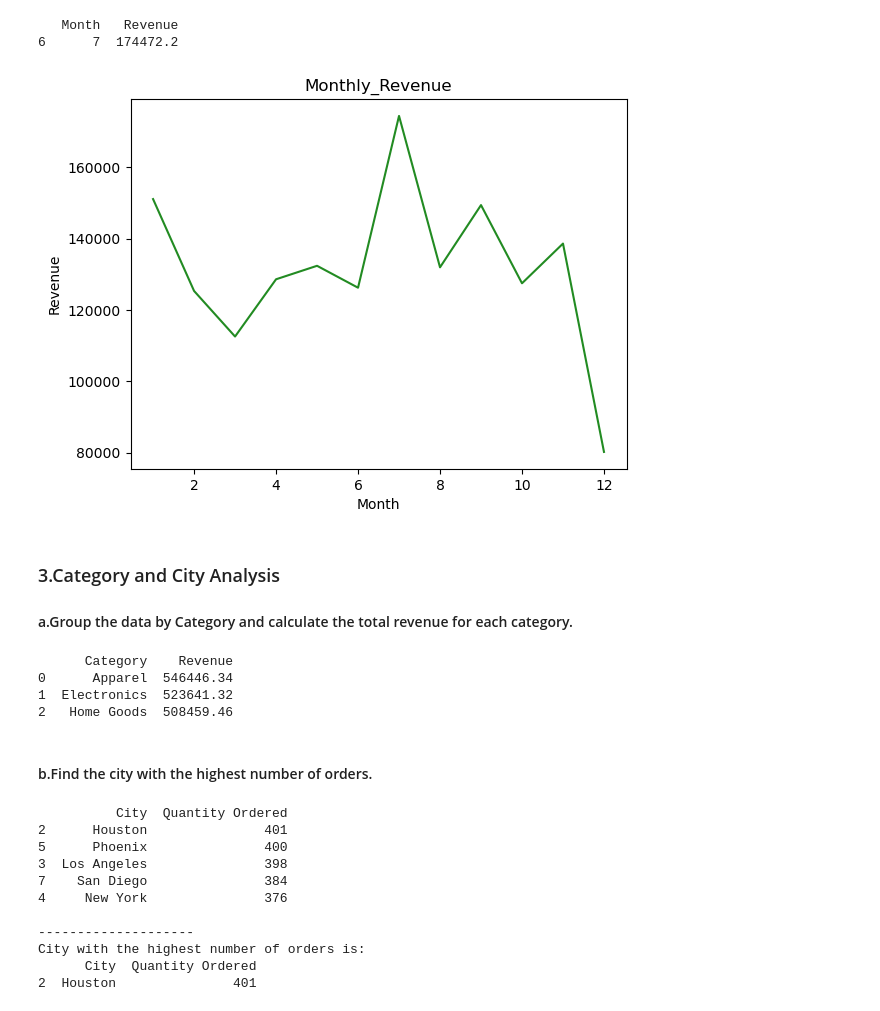
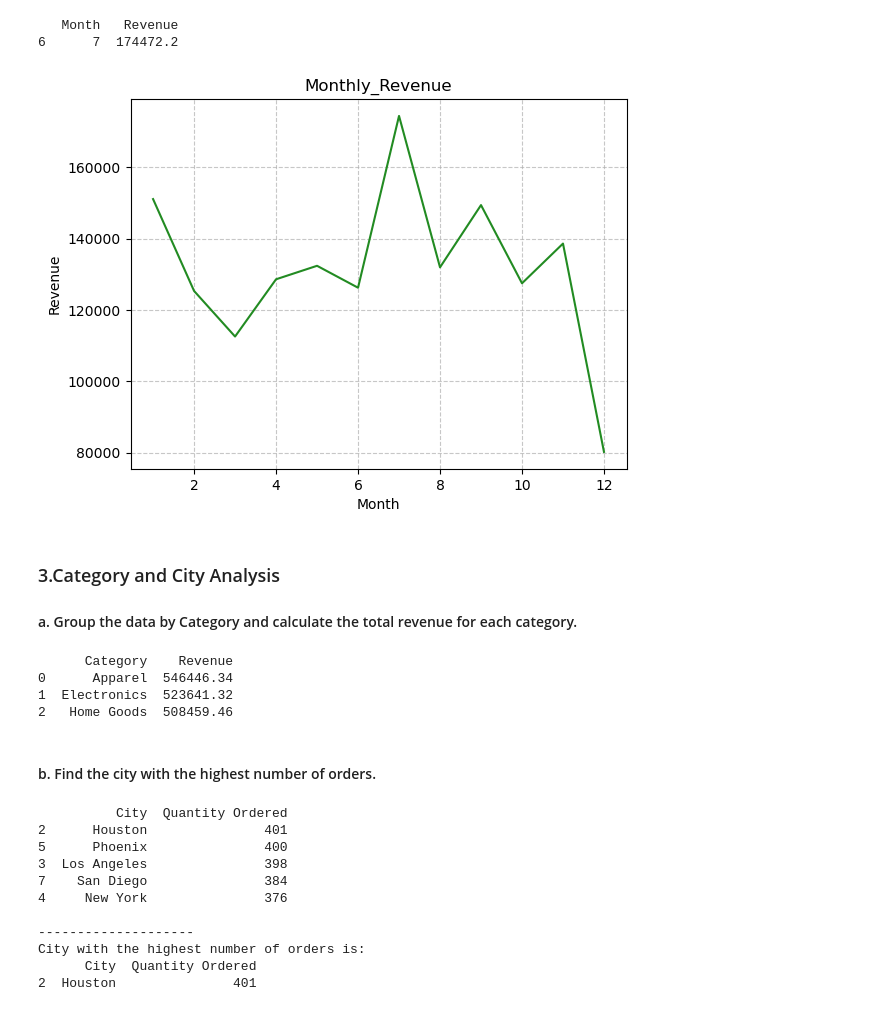
Before and after one commit to MinalKulkarni07/Python, a Jupyter notebook: Python Assignments/Case study(Sales Analysis).ipynb, the cells around one changed output. Drawn from its saved outputs; the diff is of its cells as text; code cells hidden in the pictures.

```diff
--- a/Python Assignments/Case study(Sales Analysis).ipynb
+++ b/Python Assignments/Case study(Sales Analysis).ipynb
@@ -153,17 +174,21 @@ print(top_month)
    Month   Revenue
 6      7  174472.2
 # %%
+# Importing matplotlib for plotting
 import matplotlib.pyplot as plt
-import numpy as np
+# Plotting the revenue trend over months using line chart
+# X axis with month and Y axis with Revenue
+plt.plot(revenue_by_month['Month'],revenue_by_month['Revenue'], color='forestgreen')
+plt.xlabel("Month") # Label X-axis
+plt.ylabel("Revenue") # Label Y-axis
+plt.title("Monthly_Revenue") # Name the title of the chart
+plt.grid(True, linestyle='--', alpha=0.7) # Adding grid() by anables it by 'True',
+# making linestyle as dashed and slightly transparent by adding alpha=0.7
 
-plt.plot(revenue_by_month['Month'],revenue_by_month['Revenue'], color='forestgreen')
-plt.xlabel('Month')
-plt.ylabel('Revenue')
-plt.title('Monthly_Revenue')
-plt.show()
+plt.show() # Displaying the plot
 # %% [output]
-[figure, old version]
+[figure, new version]
 # %% [markdown]
 ### 3.Category and City Analysis
-#### a.Group the data by Category and calculate the total revenue for each category.
+#### a. Group the data by Category and calculate the total revenue for each category.
 # %%
@@ -176,5 +201,5 @@ print(revenue_by_category)
 1  Electronics  523641.32
 2   Home Goods  508459.46
 # %% [markdown]
-#### b.Find the city with the highest number of orders.
+#### b. Find the city with the highest number of orders.
 # %%
```
Also changed, not shown: parts of 34 cells of this notebook.
